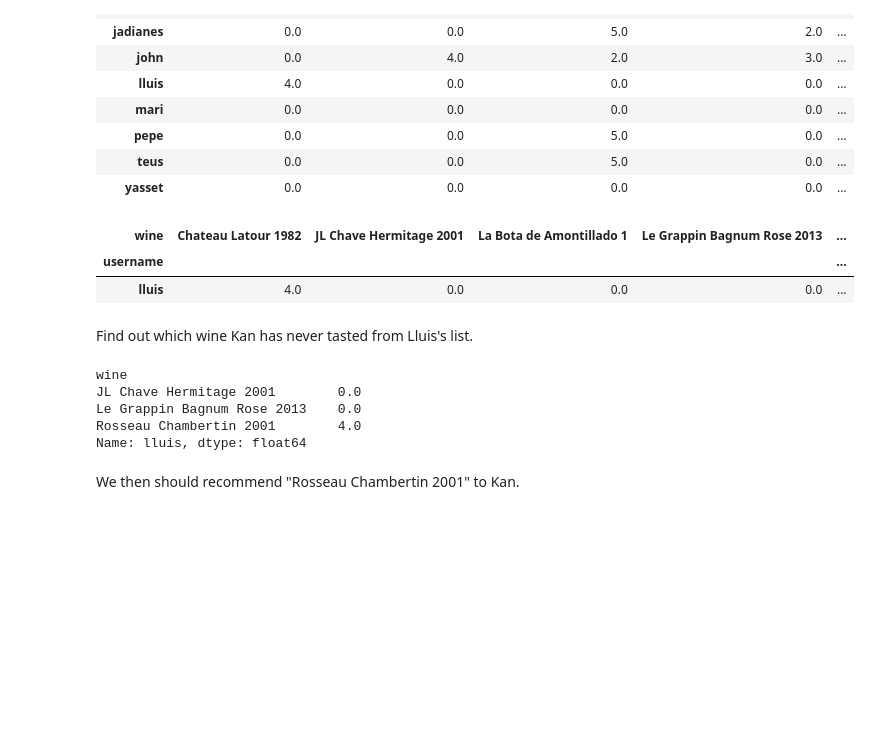
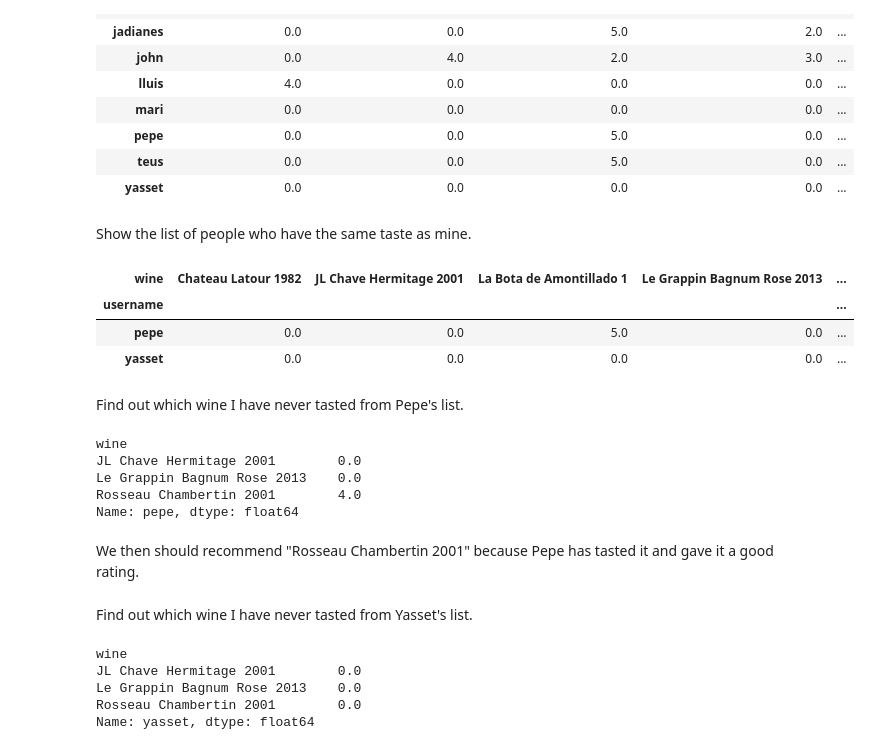
Before and after one commit to zkan/building-recommender-systems, a Jupyter notebook: 01-naive-engine.ipynb, the cells around one changed output. Saved outputs shown, nothing was run; the diff lists cells and outputs as text; code cells hidden in the pictures; blank space fills up the shorter version.

```diff
--- a/01-naive-engine.ipynb
+++ b/01-naive-engine.ipynb
@@ -130,24 +138,37 @@ wine_ratings_pivoted
 | pepe | 0.0 | 0.0 | 5.0 | 0.0 | ... |
 | teus | 0.0 | 0.0 | 5.0 | 0.0 | ... |
 | yasset | 0.0 | 0.0 | 0.0 | 0.0 | ... |
+# %% [markdown]
+Show the list of people who have the same taste as mine.
 # %%
-kan_taste = [5.0, 0.0, 1.0, 0.0, 4.0, 1.0, 2.0, 4.0, 0.0, 5.0, 5.0]
-pred = kmeans.predict([kan_taste])
+my_taste = [5.0, 0.0, 1.0, 0.0, 4.0, 1.0, 2.0, 4.0, 0.0, 5.0, 5.0]
+pred = kmeans.predict([my_taste])
 
 wine_ratings_pivoted[wine_ratings_pivoted.label == pred[0]]
 # %% [output]
 | wine | Chateau Latour 1982 | JL Chave Hermitage 2001 | La Bota de Amontillado 1 | Le Grappin Bagnum Rose 2013 | ... |
 | username |  |  |  |  | ... |
-| lluis | 4.0 | 0.0 | 0.0 | 0.0 | ... |
+| pepe | 0.0 | 0.0 | 5.0 | 0.0 | ... |
+| yasset | 0.0 | 0.0 | 0.0 | 0.0 | ... |
 # %% [markdown]
-Find out which wine Kan has never tasted from Lluis's list.
+Find out which wine I have never tasted from Pepe's list.
 # %%
-wine_ratings_pivoted.loc['lluis', list(map(lambda x: True if x == 0 else False, kan_taste))]
+wine_ratings_pivoted.loc['pepe', list(map(lambda x: True if x == 0 else False, my_taste))]
 # %% [output]
 wine
 JL Chave Hermitage 2001        0.0
 Le Grappin Bagnum Rose 2013    0.0
 Rosseau Chambertin 2001        4.0
-Name: lluis, dtype: float64
+Name: pepe, dtype: float64
 # %% [markdown]
-We then should recommend "Rosseau Chambertin 2001" to Kan.
+We then should recommend "Rosseau Chambertin 2001" because Pepe has tasted it and gave it a good rating.
+# %% [markdown]
+Find out which wine I have never tasted from Yasset's list.
+# %%
+wine_ratings_pivoted.loc['yasset', list(map(lambda x: True if x == 0 else False, my_taste))]
+# %% [output]
+wine
+JL Chave Hermitage 2001        0.0
+Le Grappin Bagnum Rose 2013    0.0
+Rosseau Chambertin 2001        0.0
+Name: yasset, dtype: float64
```
Also changed, not shown: parts of 13 cells of this notebook.
